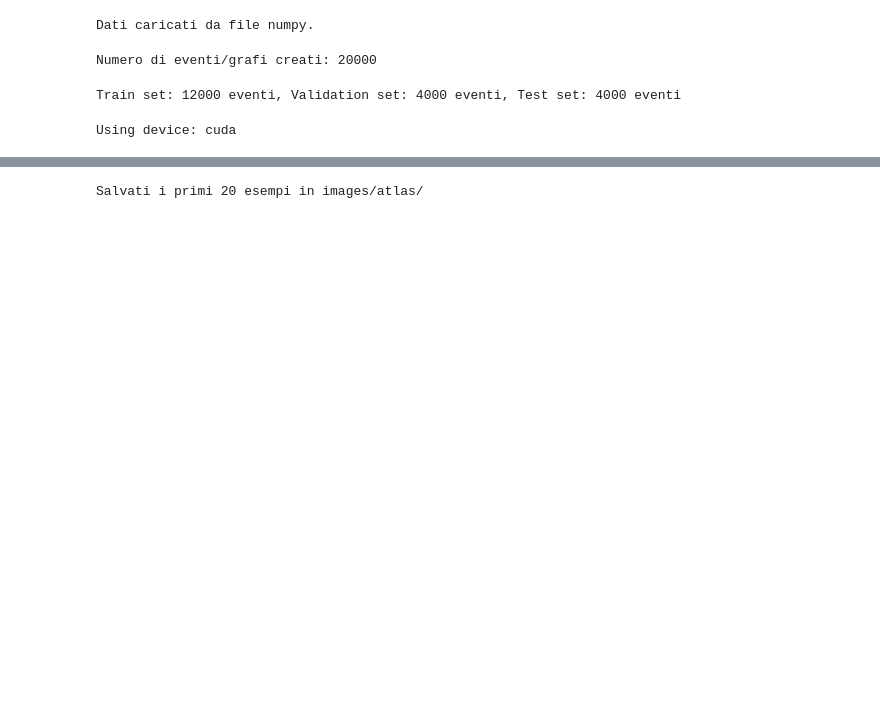
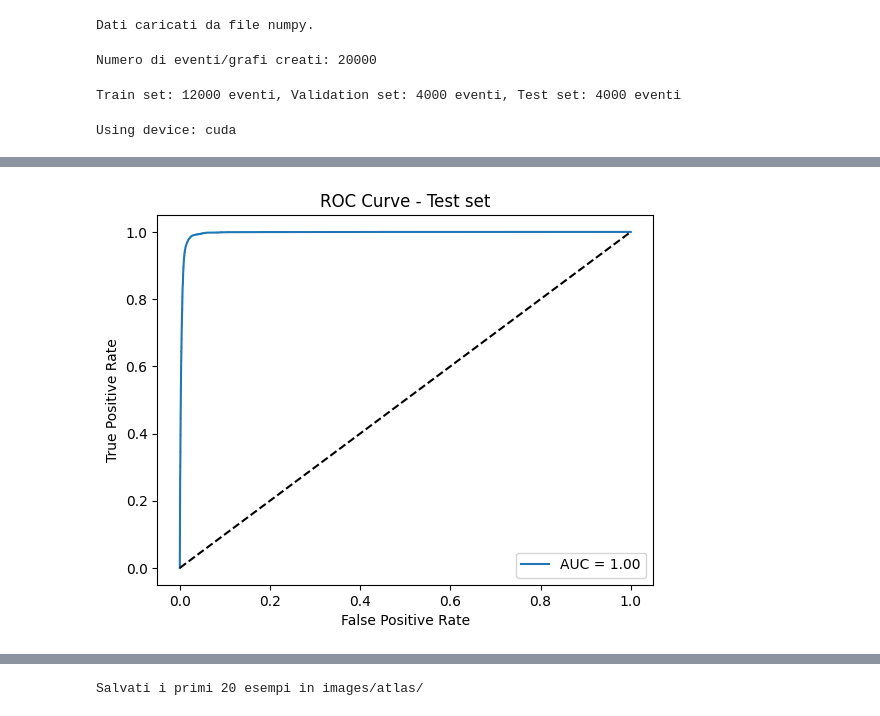
Before and after one commit to simoneyang0/AML-Mimega, a Jupyter notebook: atlas.ipynb, the cells around one changed output, grey strips where cells are left out. Saved outputs shown, nothing was run; the diff lists cells and outputs as text; code cells hidden in the pictures; blank space fills up the shorter version.

```diff
--- a/atlas.ipynb
+++ b/atlas.ipynb
@@ -260,0 +313,25 @@ Test metrics - Acc: 0.982 Prec: 0.932 Rec: 0.960 F1: 0.946
+# %%
+# =============================================================================
+#  ROC Curve e AUC
+# =============================================================================
+
+all_probs = []
+with torch.no_grad():
+    for data in test_loader:
+        data = data.to(device)
+        out = torch.sigmoid(model(data))
+        all_probs.append(out.cpu().numpy())
+all_probs = np.concatenate(all_probs)
+
+fpr, tpr, _ = roc_curve(all_labels, all_probs)
+roc_auc = auc(fpr, tpr)
+plt.figure()
+plt.plot(fpr, tpr, label=f'AUC = {roc_auc:.2f}')
+plt.plot([0, 1], [0, 1], 'k--')
+plt.xlabel('False Positive Rate')
+plt.ylabel('True Positive Rate')
+plt.title('ROC Curve - Test set')
+plt.legend()
+plt.show()
+# %% [output]
+[figure, added]
```
Also changed, not shown: parts of 15 cells of this notebook, 1 other file.
